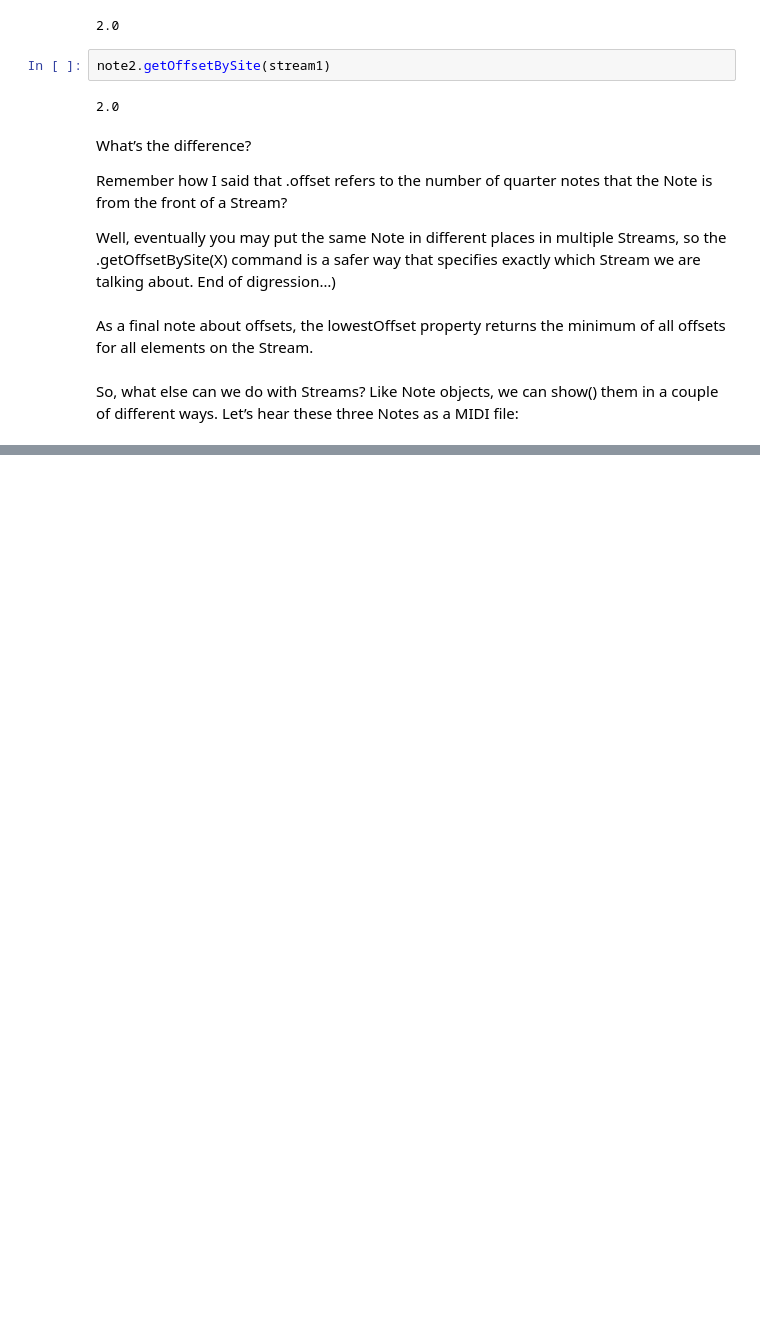
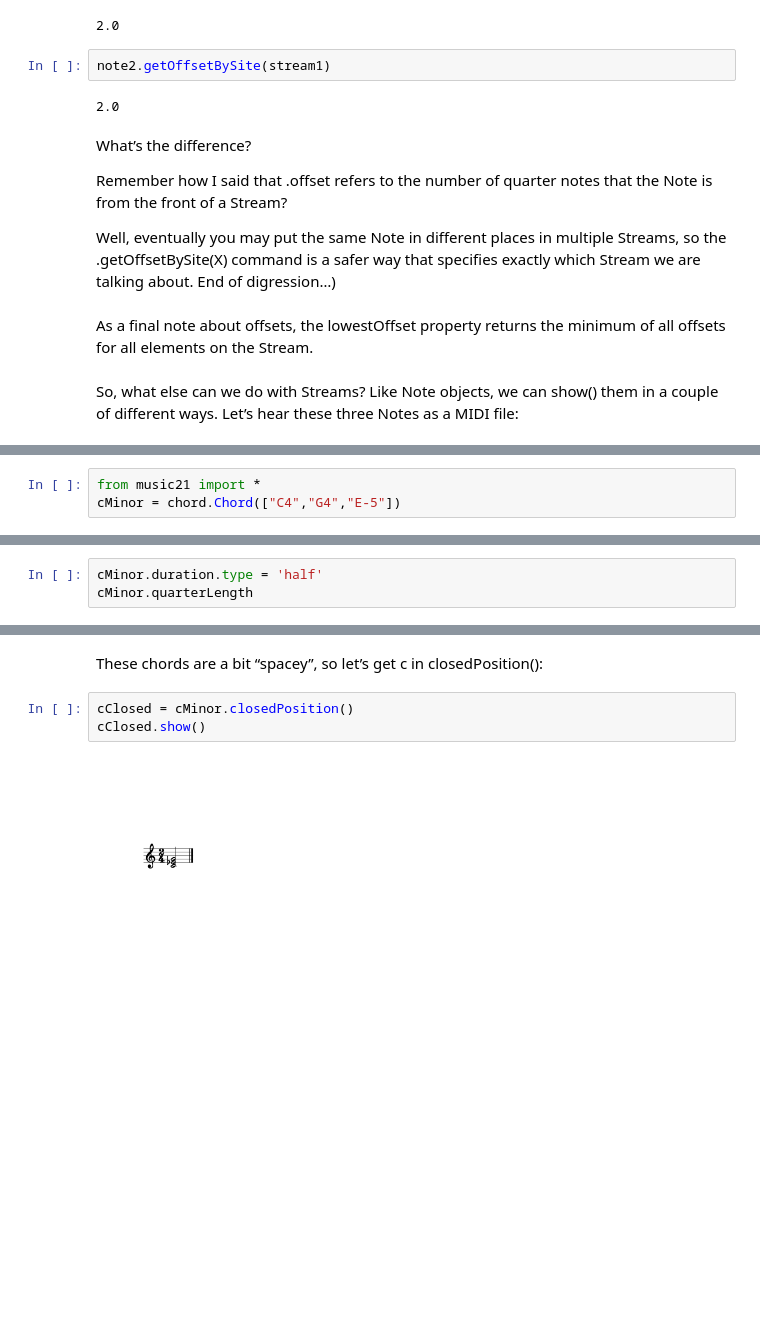
Before and after one commit to wdescamps/side_projects, a Jupyter notebook: Music&Humans/Music Exploration - 140723 - Messanges.ipynb, the cells around one changed output, grey strips where cells are left out. Cells and saved outputs as stored; diff of their text form; blank space fills up the shorter version.

```diff
--- a/Music&Humans/Music Exploration - 140723 - Messanges.ipynb
+++ b/Music&Humans/Music Exploration - 140723 - Messanges.ipynb
@@ -769,0 +1282,3 @@ So, what else can we do with Streams? Like Note objects, we can show() them in a
+# %%
+from music21 import *
+cMinor = chord.Chord(["C4","G4","E-5"])
@@ -769,0 +1287,3 @@ So, what else can we do with Streams? Like Note objects, we can show() them in a
+# %%
+cMinor.duration.type = 'half'
+cMinor.quarterLength
@@ -769,0 +1426,7 @@ So, what else can we do with Streams? Like Note objects, we can show() them in a
+# %% [markdown]
+These chords are a bit “spacey”, so let’s get c in closedPosition():
+# %%
+cClosed = cMinor.closedPosition()
+cClosed.show()
+# %% [output]
+[figure, added]
```
Also changed, not shown: parts of 230 cells of this notebook, 4 other files.
